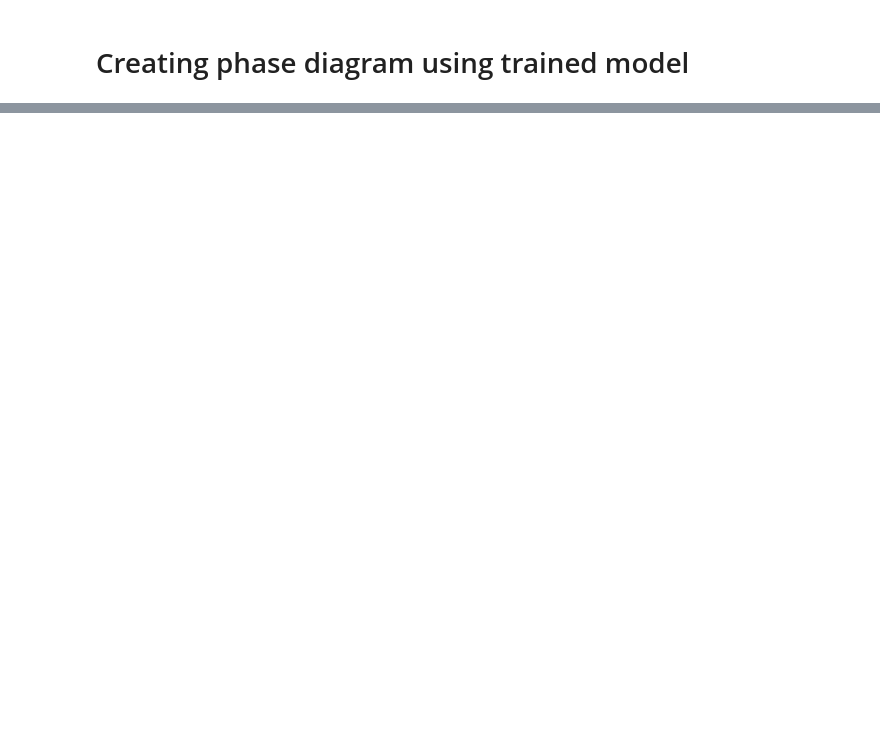
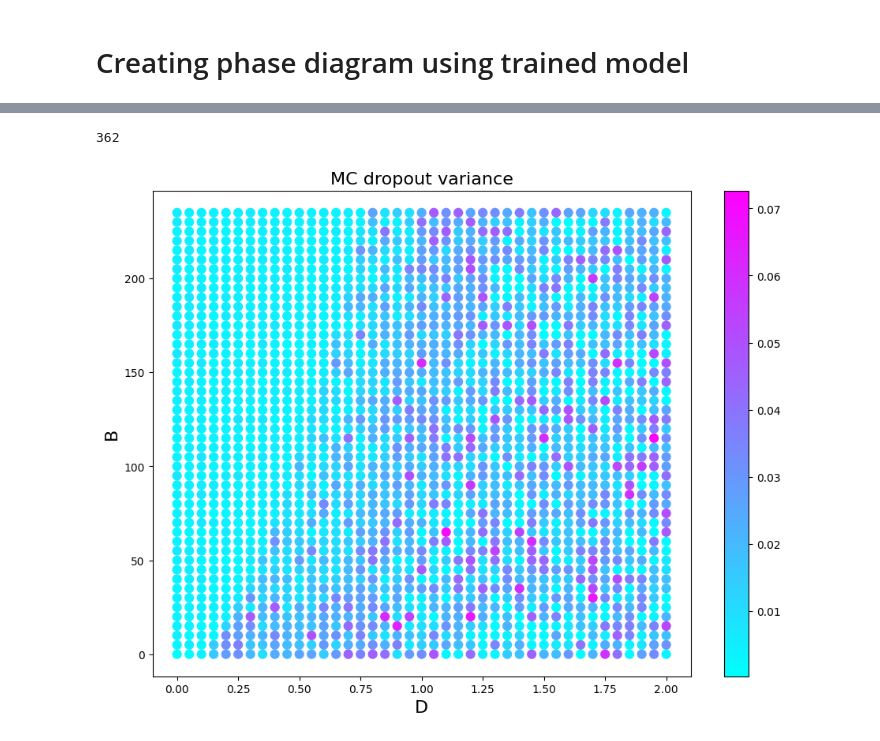
Before and after one commit to rendeka/diploma_thesis, a Jupyter notebook: phase_diagram_reconstruction.ipynb, the cells around one changed output, grey strips where cells are left out. Cells and saved outputs as stored; diff of their text form; code cells hidden in the pictures; blank space fills up the shorter version.

```diff
--- a/phase_diagram_reconstruction.ipynb
+++ b/phase_diagram_reconstruction.ipynb
@@ -16,4 +27,4 @@ import matplotlib.pyplot as plt
 # %%
 
-model = keras.models.load_model("saved_models/model5-2025-02-19_133421-default.keras", compile=False)
+model = keras.models.load_model("saved_models/model5-2025-02-20_112701-aug=c+m,dec=cosine,dro=0.keras", compile=False)
 # %% [output]
@@ -62,0 +61,3 @@ TypeError: ModelBase.set_mc_inference() takes 1 positional argument but 2 were g
+# %%
+data_subset = torch.Tensor(np.array(dataset["data"])[::5]).unsqueeze(-1)
+values_subset = np.array(dataset["values"])[::5]
@@ -62,0 +69,8 @@ TypeError: ModelBase.set_mc_inference() takes 1 positional argument but 2 were g
+# %%
+n_samples = 25
+# torch.use_deterministic_algorithms(True)
+model.set_mc_inference(True)
+
+data_repeat = data_subset.repeat_interleave(n_samples, dim=0)
+# Perform batched prediction
+preds = model.predict(data_repeat).reshape(len(data_subset), n_samples, 3) # for mc_inference compute var across axis 1
@@ -62,0 +79,23 @@ TypeError: ModelBase.set_mc_inference() takes 1 positional argument but 2 were g
+# %%
+del data_repeat
+del data_subset
+gc.collect()
+# %% [output]
+362
+# %%
+variances = np.var(preds, axis=1).mean(axis=-1)
+# %%
+fig, ax = plt.subplots(figsize=(11,8))
+
+m = ax.scatter(*values_subset.T, c=np.log2(variances), cmap="cool", marker="o", s=60)
+
+ax.set_title("MC dropout variance", size=16)
+ax.set_xlabel("D", size=16)
+ax.set_ylabel("B", size=16)
+
+
+cbar = fig.colorbar(m)
+
+plt.show()
+# %% [output]
+[figure, added]
```
Also changed, not shown: parts of 11 cells of this notebook, 14 other files.
